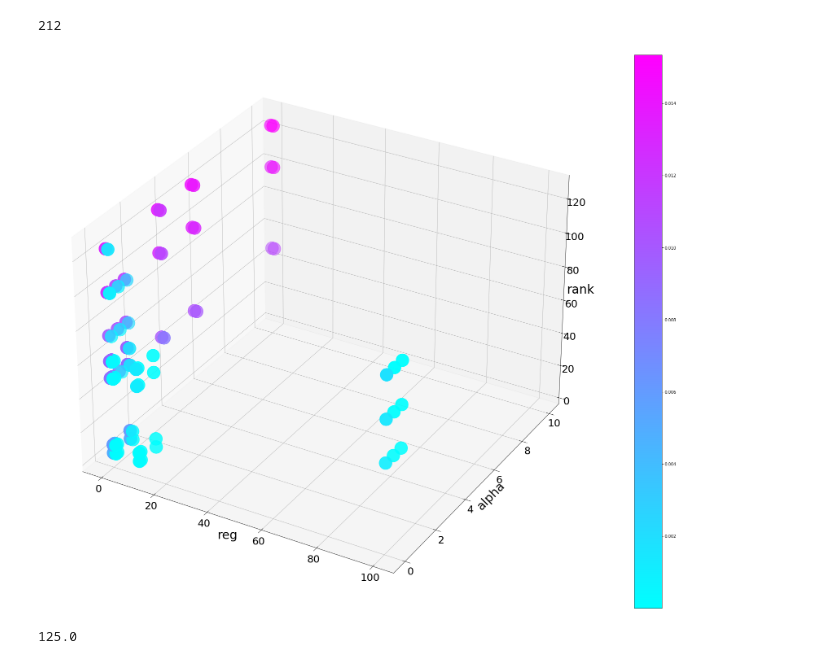
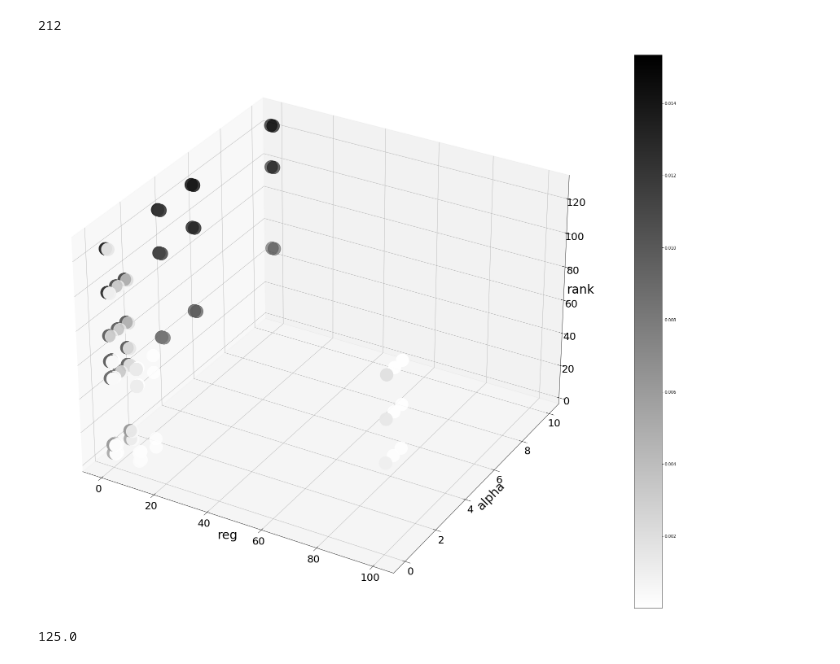
Before and after one commit to farris/recommender-system, a Jupyter notebook: GridSearchViz.ipynb, the cells around one changed output. Saved outputs shown, nothing was run; the diff lists cells and outputs as text; code cells hidden in the pictures.

```diff
--- a/GridSearchViz.ipynb
+++ b/GridSearchViz.ipynb
@@ -50,28 +50,28 @@ len(MAP)
 # %%
 from mpl_toolkits.mplot3d import Axes3D
 import matplotlib.pyplot as plt
 import numpy as np
-
+cmap_reversed = plt.cm.get_cmap('binary')
 
 fig = plt.figure(figsize=(35,25))
 
 ax = fig.add_subplot(111, projection='3d')
 
 y = np.asarray(alpha)
 x = np.asarray(reg)
 z = np.asarray(rank)
 c = np.asarray(MAP)
 
-img = ax.scatter(x, y, z, c=c, cmap=plt.cool(),s = 1000)
+img = ax.scatter(x, y, z, c=c, cmap=cmap_reversed ,s = 1000)
 fig.colorbar(img)
 ax.set_ylabel('alpha',fontsize = 30);
 ax.set_xlabel('reg',fontsize = 30);
 ax.set_zlabel('rank',fontsize = 30);
 ax.xaxis.set_tick_params(labelsize=25)
 ax.yaxis.set_tick_params(labelsize=25)
 ax.zaxis.set_tick_params(labelsize=25)
 # %% [output]
-[figure, old version]
+[figure, new version]
 # %%
 idx = np.argmax(MAP)
 # %%
```
Also changed, not shown: parts of 2 cells of this notebook.
